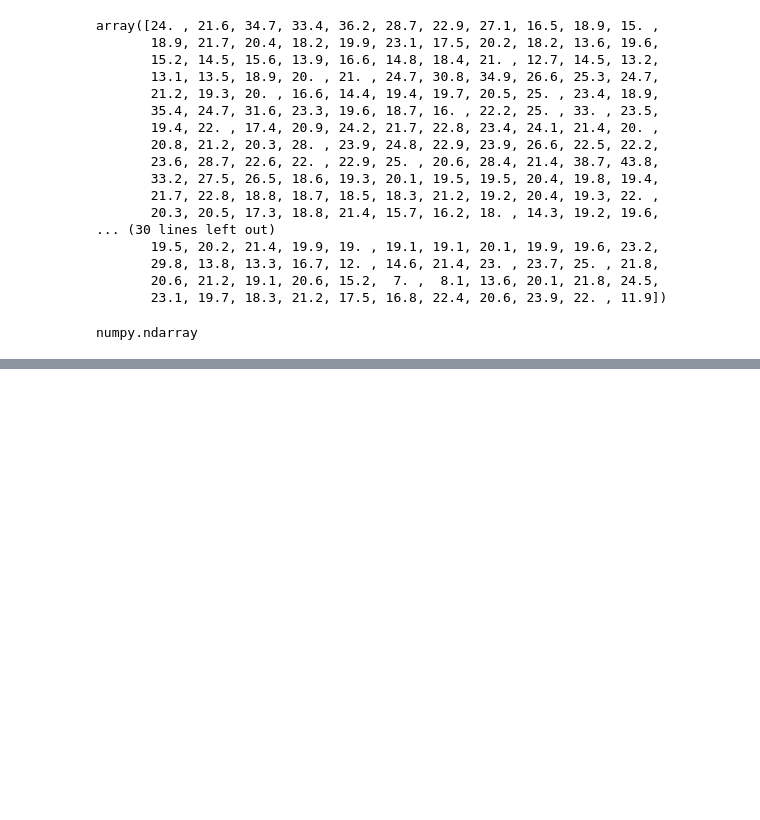
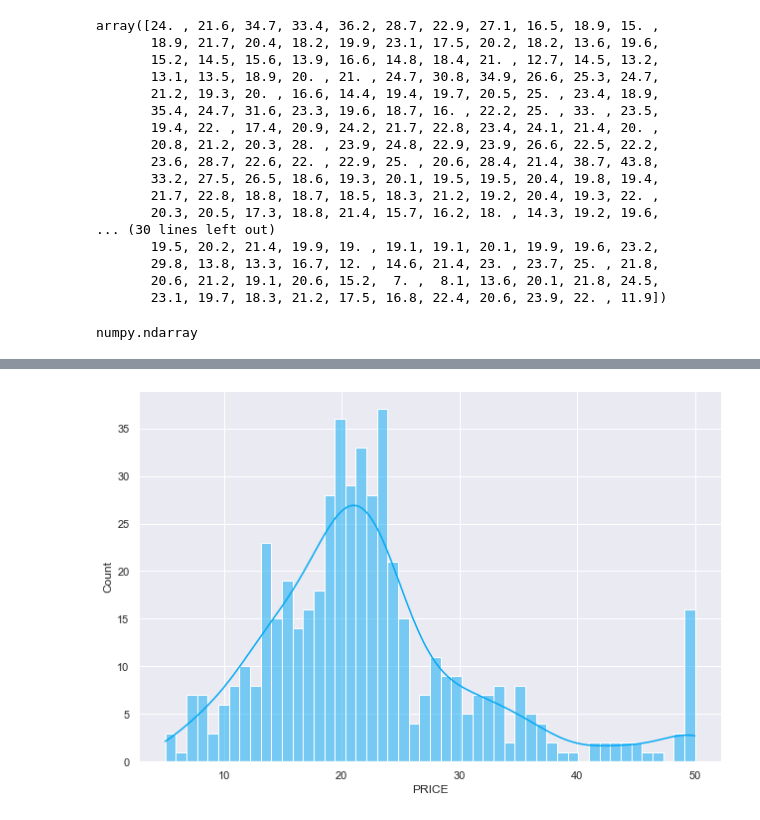
Before and after one commit to Foyezz/Data-Sciece-and-ML-Bootcamp-, a Jupyter notebook: Predeict_House_Prices_with_Multivariable_LinearRegression/Multivariate Regression.ipynb, the cells around one changed output, grey strips where cells are left out. Saved outputs shown, nothing was run; the diff lists cells and outputs as text; code cells hidden in the pictures; blank space fills up the shorter version.

```diff
--- a/Predeict_House_Prices_with_Multivariable_LinearRegression/Multivariate Regression.ipynb
+++ b/Predeict_House_Prices_with_Multivariable_LinearRegression/Multivariate Regression.ipynb
@@ -109,0 +194,7 @@ numpy.ndarray
+# %%
+
+sns.displot(data['PRICE'], kde = True, height = 6, aspect= 1.5, bins = 50, color='#03A9F4' )
+
+plt.show()
+# %% [output]
+[figure, added]
```
Also changed, not shown: parts of 26 cells of this notebook.
